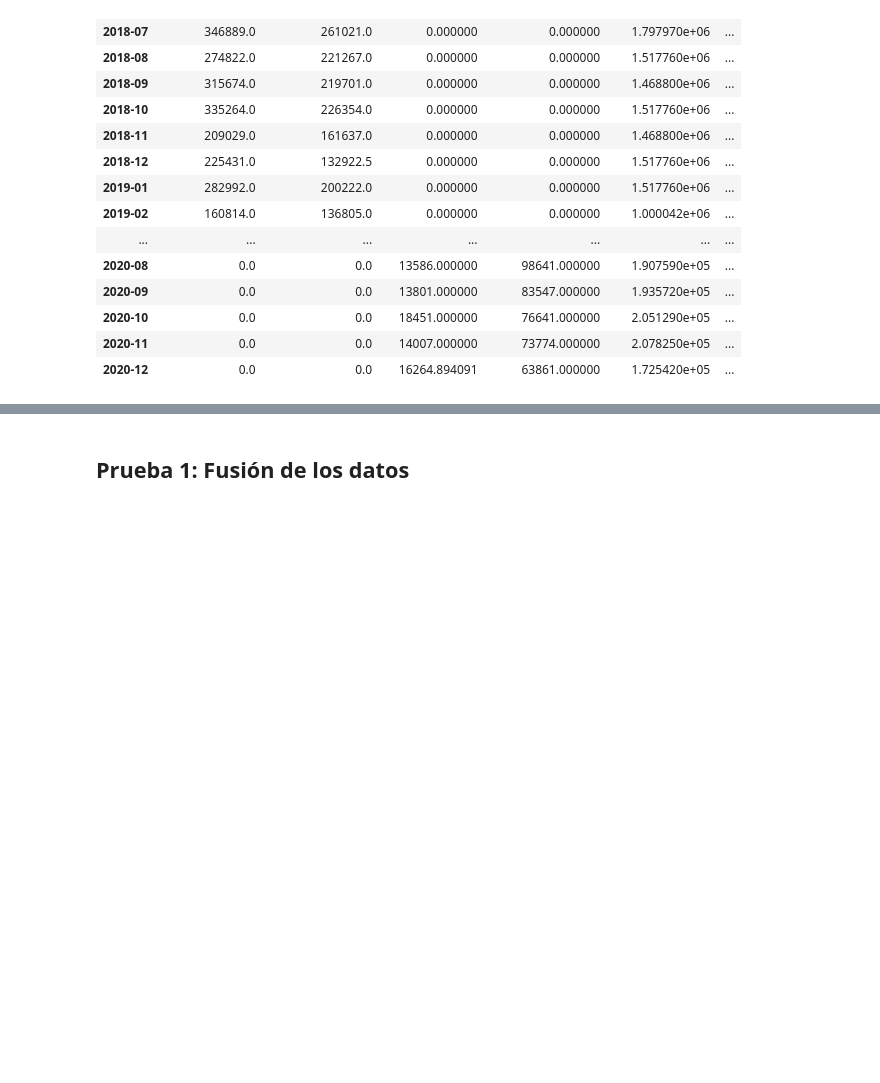
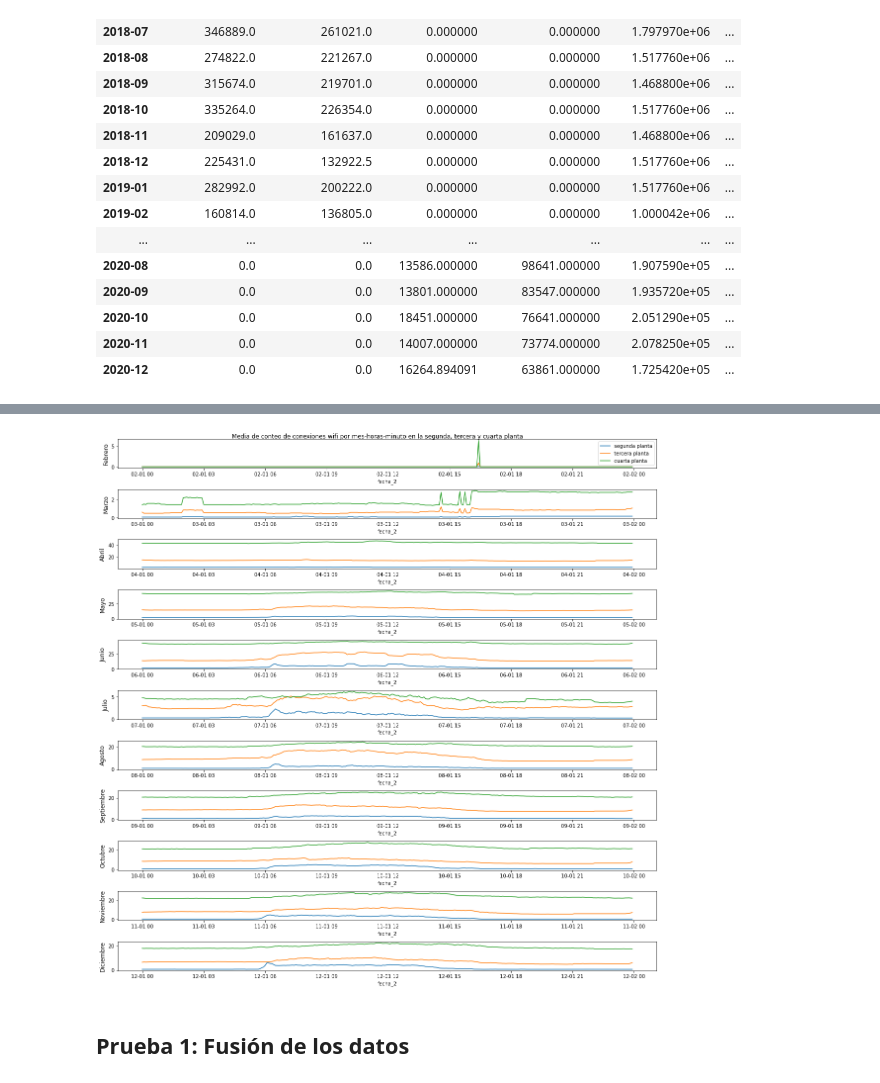
Before and after one commit to maaguado/time-series-building59, a Jupyter notebook: Inicial.ipynb, the cells around one changed output, grey strips where cells are left out. Cells and saved outputs as stored; diff of their text form; code cells hidden in the pictures; blank space fills up the shorter version.

```diff
--- a/Inicial.ipynb
+++ b/Inicial.ipynb
@@ -595,3 +668,31 @@ AttributeError: 'NoneType' object has no attribute 'remove'
+# %%
+#Visualización por meses (Febrero-Diciembre) de las tendencias en el conteo wifi a lo largo de un día (media de los timestamps de todo el mes)
+
+# Estudiamos las tendencias entre Mayo y Junio del 2018
+datos2020wifi = filtro_2020.groupby('fecha_2').mean().reset_index()[['fecha_2', 'wifi_first_south','wifi_second_south','wifi_third_south','wifi_fourth_south']]
+fig, axes = plt.subplots(nrows=11,ncols=1, figsize=(16,16) )
+variables = datos2020wifi.columns.values
+labels=['primera planta', 'segunda planta', 'tercera planta', 'cuarta planta']
+months3=['Febrero', 'Marzo', 'Abril', 'Mayo', 'Junio', 'Julio', 'Agosto', 'Septiembre', 'Octubre', 'Noviembre', 'Diciembre']
+
+
+for i in range(11):
+    datos_mes = datos2020wifi[datos2020wifi['fecha_2'].dt.month == i+2]
+    for j in range(3):
+        sns.lineplot(x ='fecha_2', y=variables[j+1],data =datos_mes , palette='rocket', ax=axes[i], label =labels[j+1])
+    if i!=0:
+        axes[i].get_legend().remove()
+    axes[i].set_ylabel(months3[i], rotation=90, size='large')
+
+
+
+fig.suptitle("Media de conteo de conexiones wifi por mes-horas-minuto en la segunda, tercera y cuarta planta")
+
+
+plt.tight_layout()
+plt.show()
+# %% [output]
+[figure, added]
 # %% [markdown]
 ## Prueba 1: Fusión de los datos
 # %%
```
Also changed, not shown: parts of 9 cells of this notebook.
